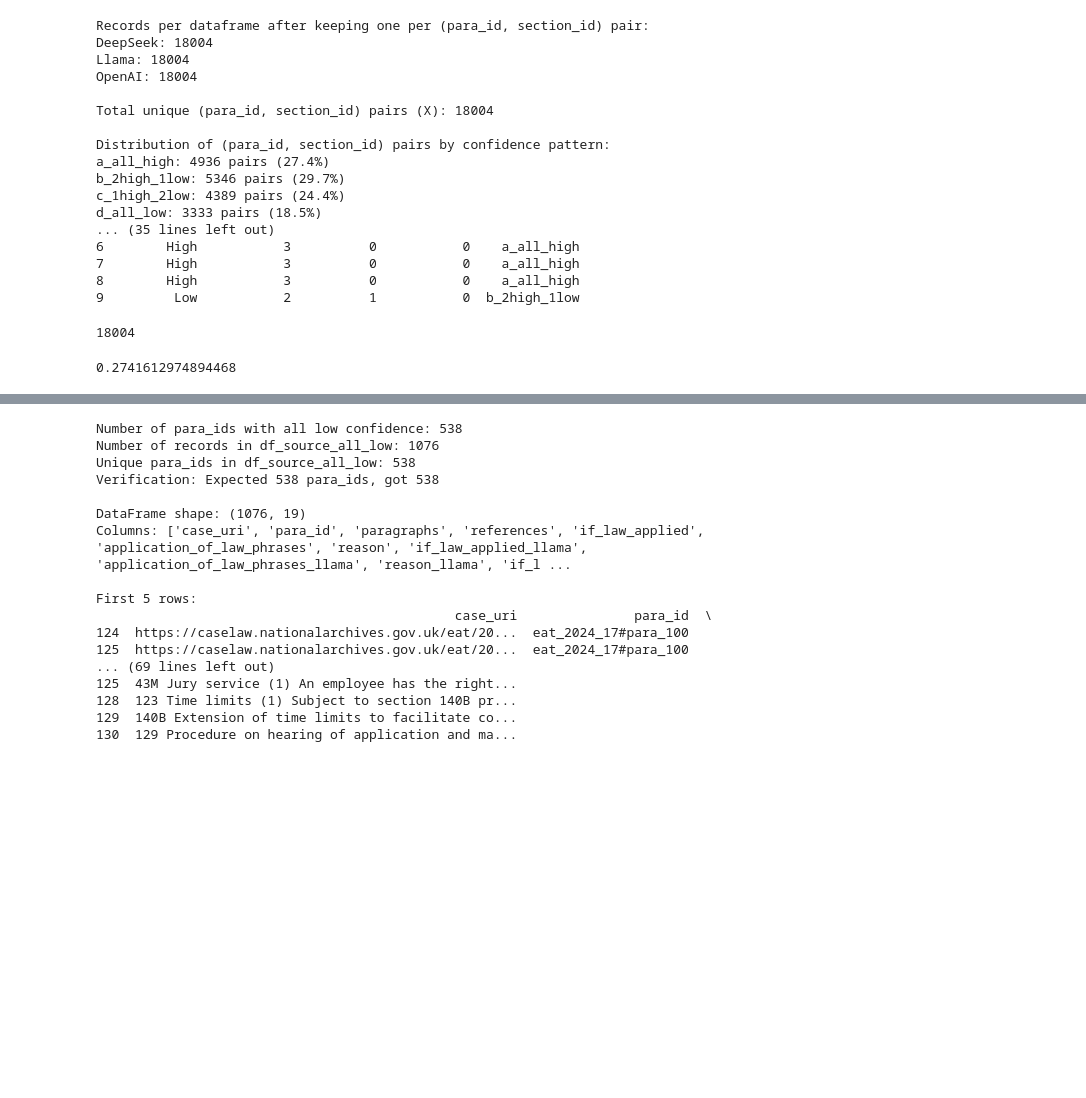
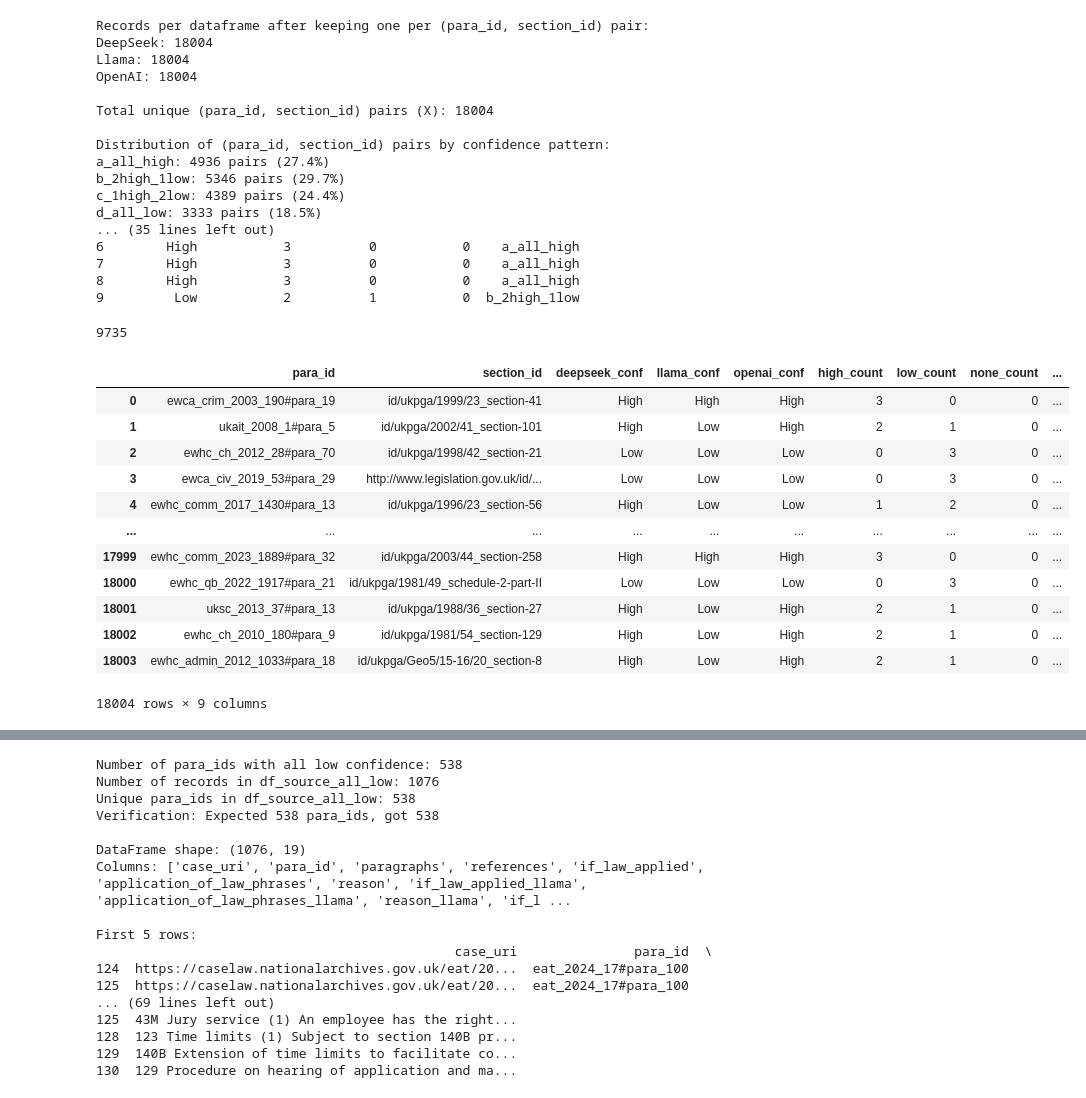
Before and after one commit to SafiaK/BridgingCaseLawAndLegislation, a Jupyter notebook: Final_Experimets/fewshot_extraction_analysis.ipynb, the cells around one changed output, grey strips where cells are left out. Saved outputs shown, nothing was run; the diff lists cells and outputs as text; code cells hidden in the pictures; blank space fills up the shorter version.

```diff
--- a/Final_Experimets/fewshot_extraction_analysis.ipynb
+++ b/Final_Experimets/fewshot_extraction_analysis.ipynb
@@ -821,11 +805,51 @@ d_all_low: 3333 pairs (18.5%)
 7        High           3          0           0    a_all_high
 8        High           3          0           0    a_all_high
 9         Low           2          1           0  b_2high_1low
-# %%
-4936 + 5346 + 4389 + 3333
-# %% [output]
-18004
-# %%
-4936/18004
-# %% [output]
-0.2741612974894468
+# %%
+5346 + 4389
+# %% [output]
+9735
+# %%
+df_accepted = []
+df_decision = []
+df_regenation =[]
+for para_id,section_id.unique in df_analysis:
+    if df_analysis['category'] =='a_all_high':
+         #pick up the rown from df_deepseek given para_id,section_id and confidence == 'High' and put it in df_decision
+         #pick up the rown from df_openai_new given para_id,section_id and confidence == 'High' and put it in df_decision
+         #pick up the rown from df_llama given para_id,section_id and confidence == 'High' and put it in df_decision
+    elif df_analysis['category'] =='b_2high_1low':
+        if df_analysis['deepseek_conf'] == 'High':
+            #pick up the rown from df_deepseek given para_id,section_id and confidence == 'High' and put it in df_decision
+        if df_analysis['openai_conf'] == 'High':
+            #pick up the rown from df_openai_new given para_id,section_id and confidence == 'High' and put it in df_decision
+        if df_analysis['llama_conf'] == 'High':
+            #pick up the rown from df_llama given para_id,section_id and confidence == 'High' and put it in df_decision
+    elif df_analysis['category'] =='c_1high_2low':
+        if df_analysis['deepseek_conf'] == 'High':
+            #pick up the rown from df_deepseek given para_id,section_id and confidence == 'High' and put it in df_accepted
+        if df_analysis['openai_conf'] == 'High':
+            #pick up the rown from df_openai_new given para_id,section_id and confidence == 'High' and put it in df_accepted
+        if df_analysis['llama_conf'] == 'High':
+            #pick up the rown from df_llama given para_id,section_id and confidence == 'High' and put it in df_accepted
+    elif df_analysis['category'] =='d_all_low':
+        if df_analysis['deepseek_conf'] == 'Low':
+            #pick up the rown from df_deepseek given para_id,section_id and confidence == 'Low' and put it in df_regenation
+        if df_analysis['openai_conf'] == 'Low':
+            #pick up the rown from df_openai_new given para_id,section_id and confidence == 'Low' and put it in df_regenation
+        if df_analysis['llama_conf'] == 'Low':
+            #pick up the rown from df_llama given para_id,section_id and confidence == 'Low' and put it in df_regenation
+# %% [output]
+|  | para_id | section_id | deepseek_conf | llama_conf | openai_conf | high_count | low_count | none_count | ... |
+| 0 | ewca_crim_2003_190#para_19 | id/ukpga/1999/23_section-41 | High | High | High | 3 | 0 | 0 | ... |
+| 1 | ukait_2008_1#para_5 | id/ukpga/2002/41_section-101 | High | Low | High | 2 | 1 | 0 | ... |
+| 2 | ewhc_ch_2012_28#para_70 | id/ukpga/1998/42_section-21 | Low | Low | Low | 0 | 3 | 0 | ... |
+| 3 | ewca_civ_2019_53#para_29 | http://www.legislation.gov.uk/id/... | Low | Low | Low | 0 | 3 | 0 | ... |
+| 4 | ewhc_comm_2017_1430#para_13 | id/ukpga/1996/23_section-56 | High | Low | Low | 1 | 2 | 0 | ... |
+| ... | ... | ... | ... | ... | ... | ... | ... | ... | ... |
+| 17999 | ewhc_comm_2023_1889#para_32 | id/ukpga/2003/44_section-258 | High | High | High | 3 | 0 | 0 | ... |
+| 18000 | ewhc_qb_2022_1917#para_21 | id/ukpga/1981/49_schedule-2-part-II | Low | Low | Low | 0 | 3 | 0 | ... |
+| 18001 | uksc_2013_37#para_13 | id/ukpga/1988/36_section-27 | High | Low | High | 2 | 1 | 0 | ... |
+| 18002 | ewhc_ch_2010_180#para_9 | id/ukpga/1981/54_section-129 | High | Low | High | 2 | 1 | 0 | ... |
+| 18003 | ewhc_admin_2012_1033#para_18 | id/ukpga/Geo5/15-16/20_section-8 | High | Low | High | 2 | 1 | 0 | ... |
+18004 rows × 9 columns
```
Also changed, not shown: parts of 14 cells of this notebook, 7 other files.
